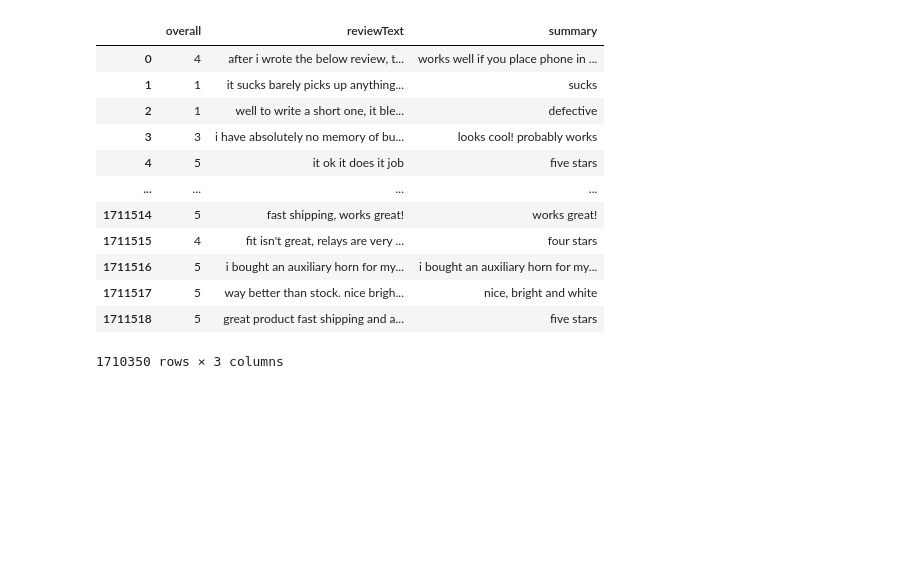
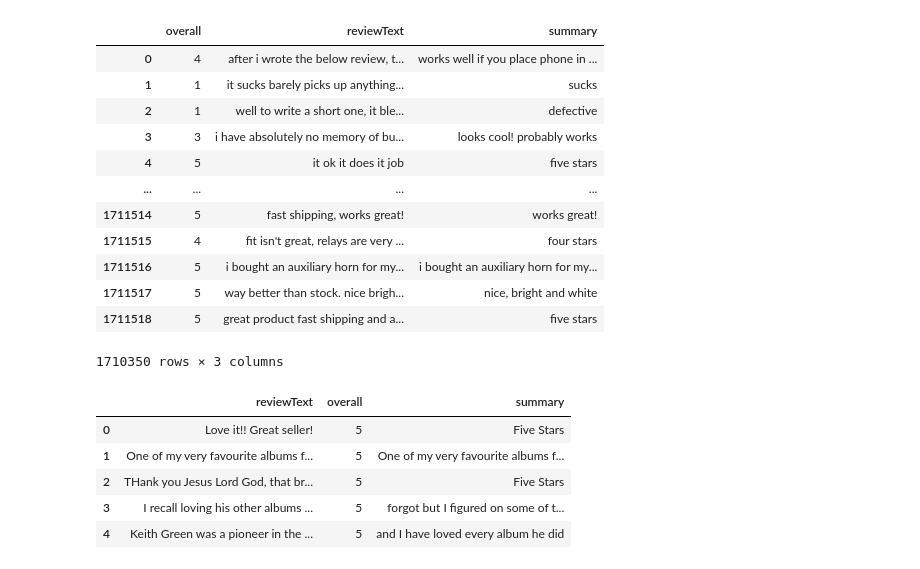
Before and after one commit to victorwang12729/amazon-prediction, a Jupyter notebook: amazon_prediction.ipynb, the cells around one changed output. Drawn from its saved outputs; the diff is of its cells as text; code cells hidden in the pictures; blank space fills up the shorter version.

```diff
--- a/amazon_prediction.ipynb
+++ b/amazon_prediction.ipynb
@@ -139,0 +139,17 @@ df_reduced_list['Automotive']
+# %%
+def create_category_dataframes(df_collect):
+    # For each category, create a dataframe
+    for category, data in df_collect.items():
+       globals()[f"df_{category}"] = pd.DataFrame(data)
+# %%
+# For each category, create a dataframe
+create_category_dataframes(df_collect)
+
+df_CDs.head()
+# %% [output]
+|  | reviewText | overall | summary |
+| 0 | Love it!! Great seller! | 5 | Five Stars |
+| 1 | One of my very favourite albums f... | 5 | One of my very favourite albums f... |
+| 2 | THank you Jesus Lord God, that br... | 5 | Five Stars |
+| 3 | I recall loving his other albums ... | 5 | forgot but I figured on some of t... |
+| 4 | Keith Green was a pioneer in the ... | 5 | and I have loved every album he did |
```
Also changed, not shown: parts of 20 cells of this notebook.
